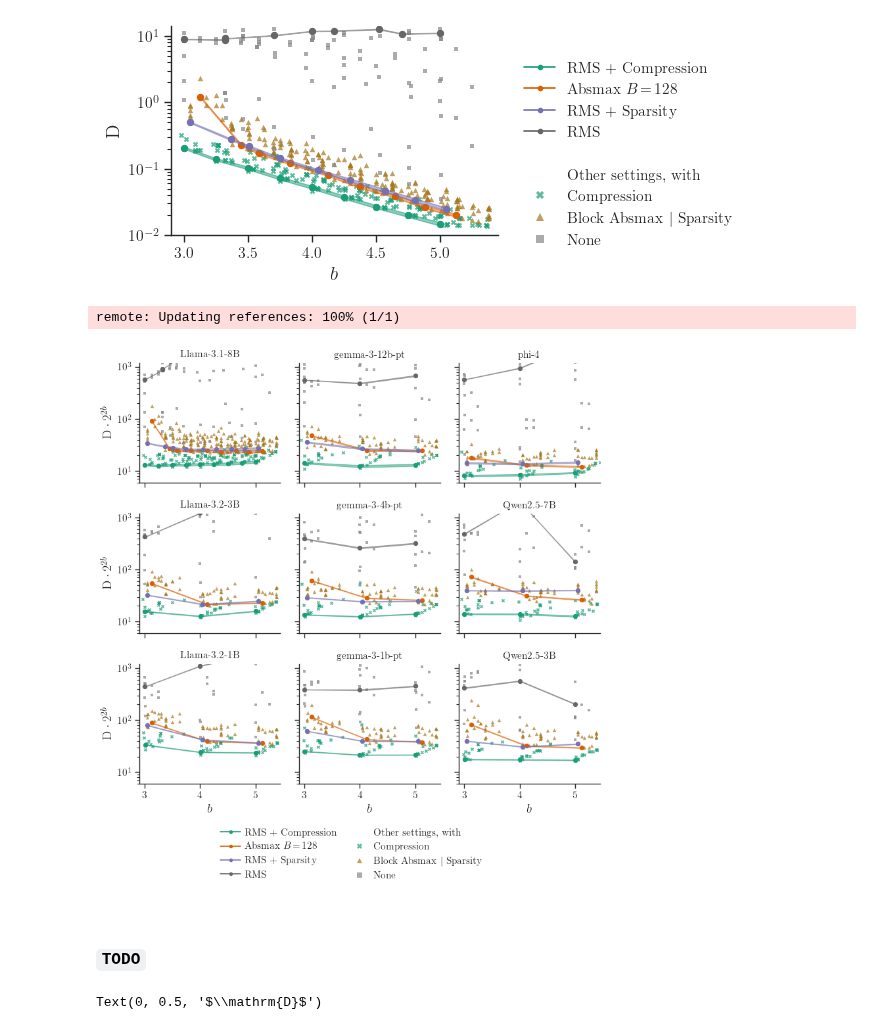
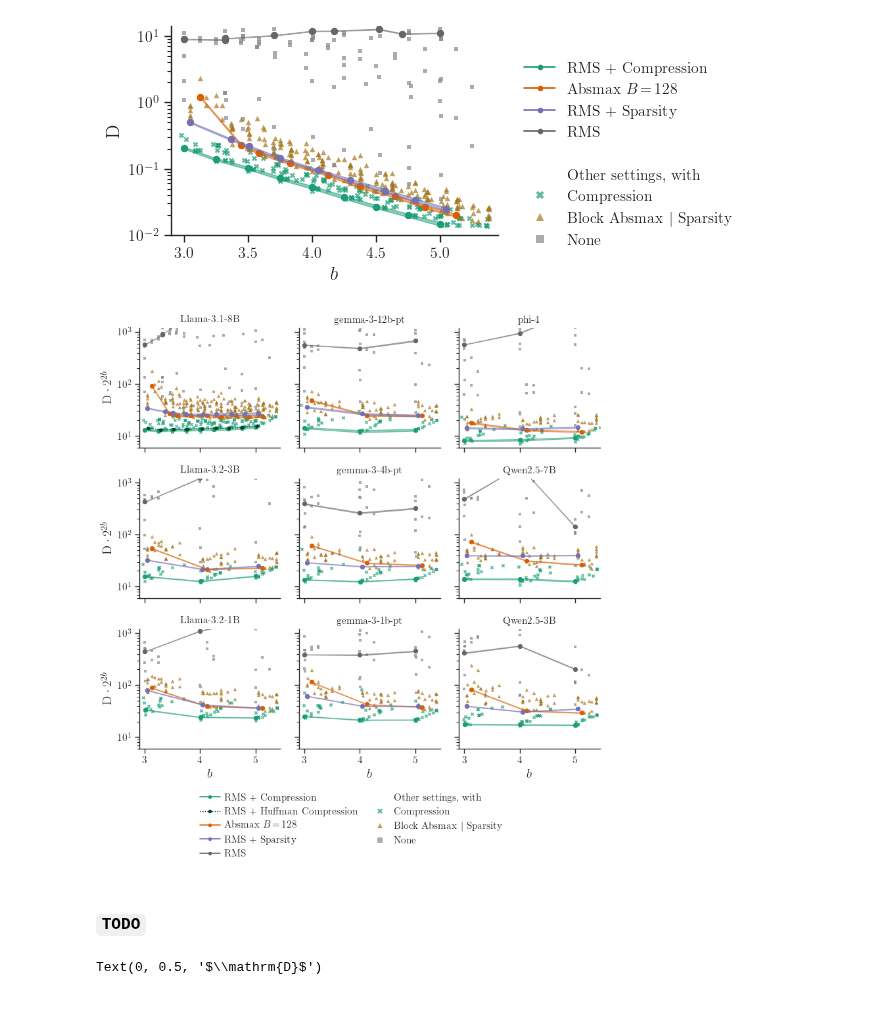
Before and after one commit to graphcore-research/llama-mobile-vlm, a Jupyter notebook: 20250127-FormatsCascade/Experiments.ipynb, the cells around one changed output. Saved outputs shown, nothing was run; the diff lists cells and outputs as text; code cells hidden in the pictures.

Commit message:
Update plots and simplify build=... legend function

```diff
--- a/20250127-FormatsCascade/Experiments.ipynb
+++ b/20250127-FormatsCascade/Experiments.ipynb
@@ -27,17 +27,18 @@ plot_utils.configure()
 Recommend (Ubuntu):
   sudo apt-get install cm-super dvipng fonts-cmu texlive-latex-extra
 # %%
-BASELINES = E.runs("20250506-results-baseline", progress=True)
+BASELINES = E.runs("20250506-results-baseline")
 WEIGHT_STATS = {r.config.model: r.summary.weight_stats for r in E.runs("20250423-weight-stats")}
 
 RUNS_MAIN = E.runs("20250506-results-main", progress=True)
 RUNS_FISHER = E.runs("20250506-results-fisher", progress=True)
+RUNS_HUFFMAN = E.runs("20250506-results-huffman", progress=True)
 RUNS_BLOCK_SIZE = E.runs("20250506-results-blocksize", progress=True)
 RUNS_SCALE_MANTISSA = E.runs("20250506-results-scalemantissa", progress=True)
 RUNS_SYMMETRY = E.runs("20250506-results-symmetry", progress=True)
 RUNS_ELEMENT_FORMATS = E.runs("20250506-results-elementformats", progress=True)
+
+RUNS = RUNS_MAIN + RUNS_FISHER + RUNS_HUFFMAN + RUNS_BLOCK_SIZE + RUNS_SCALE_MANTISSA + RUNS_SYMMETRY + RUNS_ELEMENT_FORMATS
-# %%
-RUNS = RUNS_MAIN + RUNS_FISHER + RUNS_BLOCK_SIZE + RUNS_SCALE_MANTISSA + RUNS_SYMMETRY + RUNS_ELEMENT_FORMATS
 # %% [markdown]
 ### Errors
 # %%
@@ -88,7 +89,11 @@ def get_element_format_name(fmt: E.AttrDict) -> str:
     if name == "t" and "df" in fmt.args:
         name = f"{name}[{fmt.args.df:.0f}]"
     if fmt.compressor is not None:
-        name = f"{name}+Z{fmt.compressor}"
+        if isinstance(fmt.compressor, (list, tuple)):
+            compressor = f"+Z{fmt.compressor[0]}|Z{fmt.compressor[1]}"
+        else:
+            compressor = f"+Z{fmt.compressor}"
+        name = f"{name}{compressor}"
     return name
 
 
@@ -135,6 +140,7 @@ df["kl_div_efficiency_stderr"] = df.kl_div_stderr * 2**(2*df.bits_per_param)
 print("model:", list(df.model.unique()))
 print("element_name:", list(df.element_name.unique()))
 print("experiment:", list(df.experiment.unique()))
+
 assert df.groupby(
     ["experiment", "model", "element_bits", "element_name", "element_mode", "scaling", "scaling_match", "block", "sparse_ratio", "allocation", "error_weight"]
 ).apply(len, include_groups=False).max() == 1
@@ -187,9 +193,9 @@ def tradeoff_overview(model: str, y: str, ax: matplotlib.axes.Axes) -> Any:
     ax.set_xlabel("$b$")
     ax.set_ylabel(dict(kl_div=r"$\mathrm{D}$", kl_div_efficiency=r"$\mathrm{D} \cdot 2^{2 b}$")[y])
     return [
-        [(dict(**d, marker="o"),) for _, d in tradeoff_lines],
-        "Other settings, with",
-        [(_, dict(**D.drop(d, "s"), lw=0, ms=6, alpha=.7, mew=0)) for _, d in points],
+        *[dict(**d, marker="o") for _, d in tradeoff_lines],
+        "", "Other settings, with",
+        *[dict(**D.drop(d, "s"), lw=0, ms=6, alpha=.7, mew=0) for _, d in points],
     ]
 
 _, ax = plt.subplots(figsize=(6.5, 3))
@@ -204,33 +210,39 @@ plot_utils.save("tradeoff_overview_llama8b")
 # %%
 figw, figh = matplotlib.rcParams["figure.figsize"]
 _, axs = plt.subplots(nrows=3, ncols=3, figsize=(figw, 2.5 * figh), sharey=True, sharex=True)
 
 for model, ax in zip(MODEL_GRID_ORDER, axs.flatten()):
     if model is None:
         ax.remove()
         continue
     build = tradeoff_overview(model, "kl_div_efficiency", ax)
     ax.set_title(model)
 
 for ax in axs[:, 1:].flatten():
     ax.set_ylabel("")
 for ax in axs[:-1, :].flatten():
     ax.set_xlabel("")
 
+huffman_args = dict(marker="o", ls=":", lw=1, color="#042", label="RMS + Huffman Compression")
+d = D.select(df, dict(experiment="huffman", scaling="rms", block="tensor", sparse_ratio=0))
+axs[0, 0].plot(d.bits_per_param, d.kl_div_efficiency, **huffman_args)
+
 axs[0, 0].set_ylim((6e0, 1.2e3))
 axs[0, 0].set_xlim((2.9, 5.45))
+
+del build[4]
+build.insert(1, huffman_args)
 plot_utils.set_figure_legend(
     axs[0, 0].figure, build=build,
     bbox_to_anchor=(0.0, 0.02, 1.0, 0), loc="upper center", ncols=2, columnspacing=1.25, handletextpad=0.4
 )
 
 plot_utils.tidy(axs[0, 0].figure)
 plot_utils.save("tradeoff_overview_grid")
 # %% [output]
-remote: Updating references: 100% (1/1)
-[figure, old version]
+[figure, new version]
-# %% [markdown]
-### `TODO`
+# %% [markdown]
+### `TODO`
 # %%
 # TODO
 d = (D.select(dfb, dict(model="Llama-3.1-8B", element_name=["int", "t", "int+Zoptimal"]))
```
Also changed, not shown: parts of 3 cells of this notebook, 2 other files.
